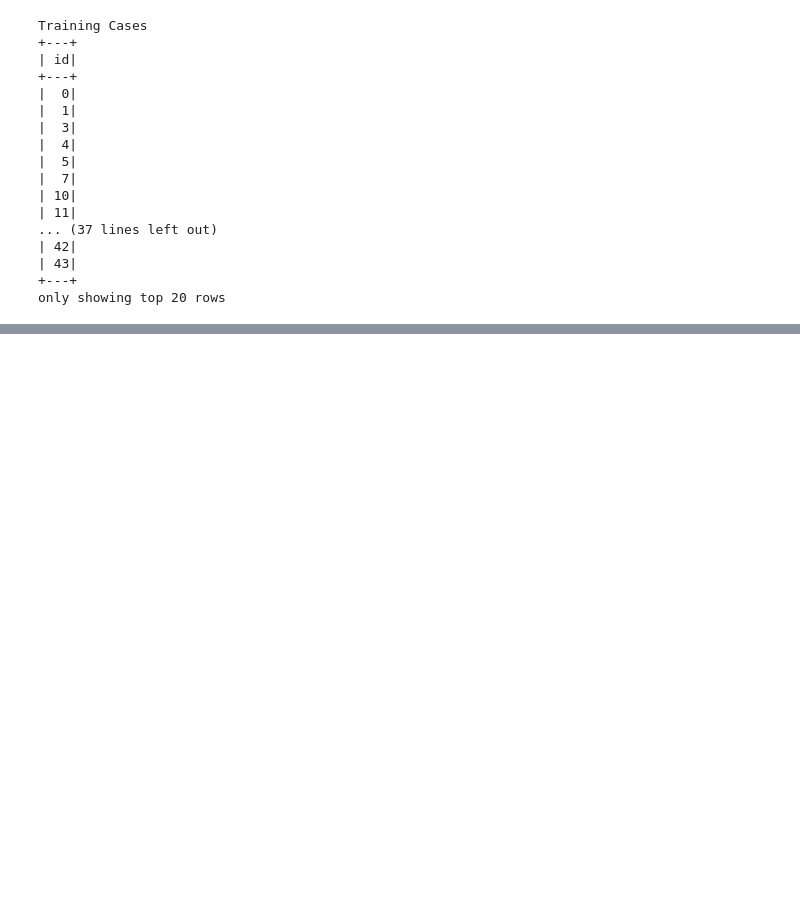
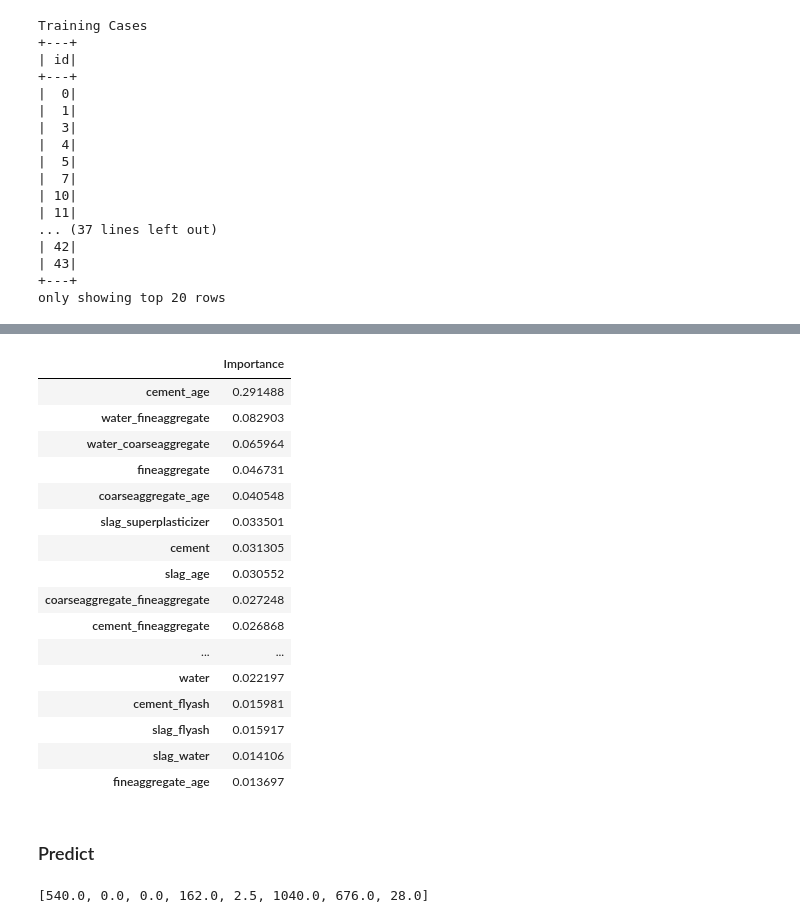
Before and after one commit to ahowe42/pyspark_explore, a Jupyter notebook: pyspark_essentials_udemy/assign/MLLIB_Regression_HW.ipynb, the cells around one changed output, grey strips where cells are left out. Saved outputs shown, nothing was run; the diff lists cells and outputs as text; code cells hidden in the pictures; blank space fills up the shorter version.

```diff
--- a/pyspark_essentials_udemy/assign/MLLIB_Regression_HW.ipynb
+++ b/pyspark_essentials_udemy/assign/MLLIB_Regression_HW.ipynb
@@ -337,5 +394,29 @@ display(imports)
 # %%
 # view feature importances for gradient boost
 imports = models['gradient boost'][3].bestModel.featureImportances.toArray()
 imports = pd.DataFrame(index=features, data=imports, columns=['Importance']).sort_values(by='Importance', ascending=False, inplace=False)
-display(imports)
+display(imports.head(20))
+# %% [output]
+|  | Importance |
+| cement_age | 0.291488 |
+| water_fineaggregate | 0.082903 |
+| water_coarseaggregate | 0.065964 |
+| fineaggregate | 0.046731 |
+| coarseaggregate_age | 0.040548 |
+| slag_superplasticizer | 0.033501 |
+| cement | 0.031305 |
+| slag_age | 0.030552 |
+| coarseaggregate_fineaggregate | 0.027248 |
+| cement_fineaggregate | 0.026868 |
+| ... | ... |
+| water | 0.022197 |
+| cement_flyash | 0.015981 |
+| slag_flyash | 0.015917 |
+| slag_water | 0.014106 |
+| fineaggregate_age | 0.013697 |
+# %% [markdown]
+### Predict
+# %%
+inpList
+# %% [output]
+[540.0, 0.0, 0.0, 162.0, 2.5, 1040.0, 676.0, 28.0]
```
Also changed, not shown: parts of 6 cells of this notebook, 1 other file.
